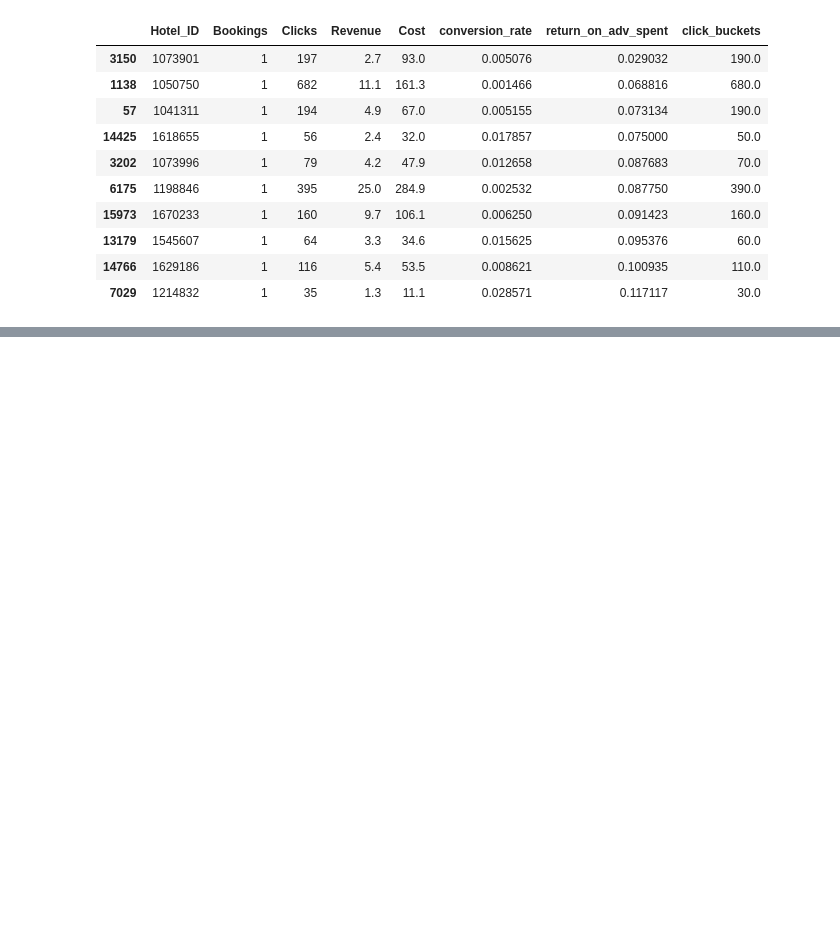
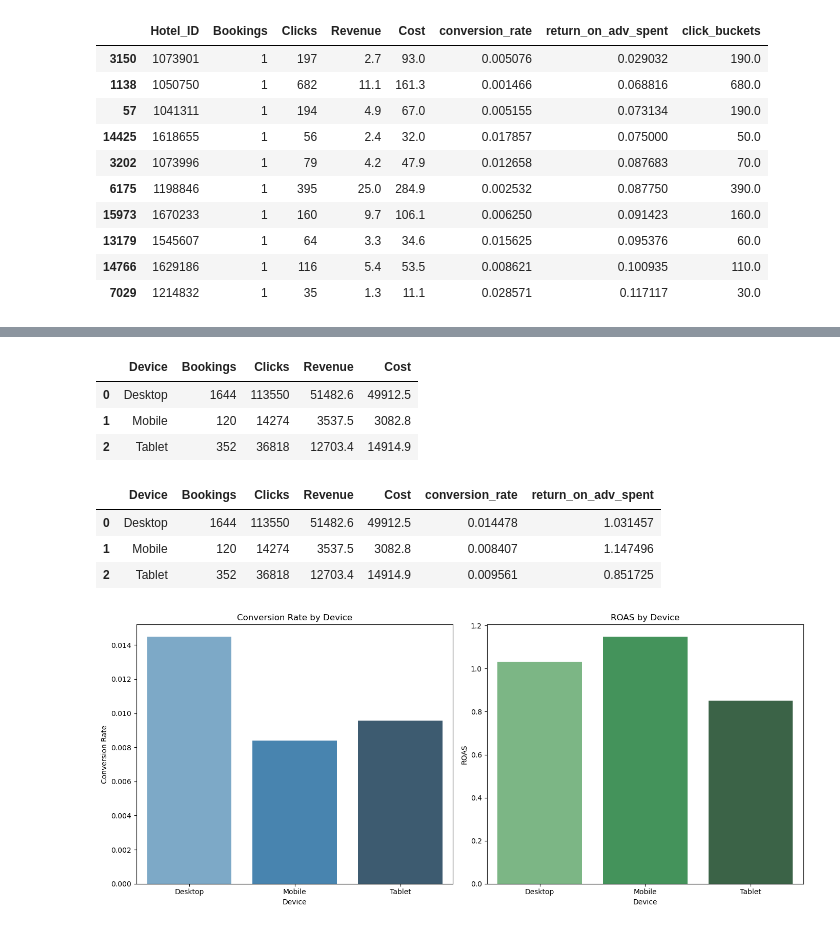
Before and after one commit to Neo1289/assignment, a Jupyter notebook: assignment.ipynb, the cells around one changed output, grey strips where cells are left out. Saved outputs shown, nothing was run; the diff lists cells and outputs as text; code cells hidden in the pictures; blank space fills up the shorter version.

Commit message:
updated charts

```diff
--- a/assignment.ipynb
+++ b/assignment.ipynb
@@ -238,0 +271,48 @@ converting_hotels[
+# %%
+device = DataBase.groupby(by = 'Device', as_index=False)[['Bookings','Clicks','Revenue','Cost']].sum()
+# %%
+device
+# %% [output]
+|  | Device | Bookings | Clicks | Revenue | Cost |
+| 0 | Desktop | 1644 | 113550 | 51482.6 | 49912.5 |
+| 1 | Mobile | 120 | 14274 | 3537.5 | 3082.8 |
+| 2 | Tablet | 352 | 36818 | 12703.4 | 14914.9 |
+# %%
+device['conversion_rate'] = device['Bookings'] / device['Clicks']
+device['return_on_adv_spent'] = device['Revenue'] / device['Cost']
+# %%
+device
+# %% [output]
+|  | Device | Bookings | Clicks | Revenue | Cost | conversion_rate | return_on_adv_spent |
+| 0 | Desktop | 1644 | 113550 | 51482.6 | 49912.5 | 0.014478 | 1.031457 |
+| 1 | Mobile | 120 | 14274 | 3537.5 | 3082.8 | 0.008407 | 1.147496 |
+| 2 | Tablet | 352 | 36818 | 12703.4 | 14914.9 | 0.009561 | 0.851725 |
+# %%
+fig, axes = plt.subplots(nrows=1, ncols=2, figsize=(14, 6))
+
+sns.barplot(
+    x='Device',
+    y='conversion_rate',
+    data=device,
+    ax=axes[0],
+    palette='Blues_d'
+)
+axes[0].set_title('Conversion Rate by Device')
+axes[0].set_xlabel('Device')
+axes[0].set_ylabel('Conversion Rate')
+
+sns.barplot(
+    x='Device',
+    y='return_on_adv_spent',
+    data=device,
+    ax=axes[1],
+    palette='Greens_d'
+)
+axes[1].set_title('ROAS by Device')
+axes[1].set_xlabel('Device')
+axes[1].set_ylabel('ROAS')
+
+plt.tight_layout()
+plt.show()
+# %% [output]
+[figure, added]
```
Also changed, not shown: parts of 8 cells of this notebook.
